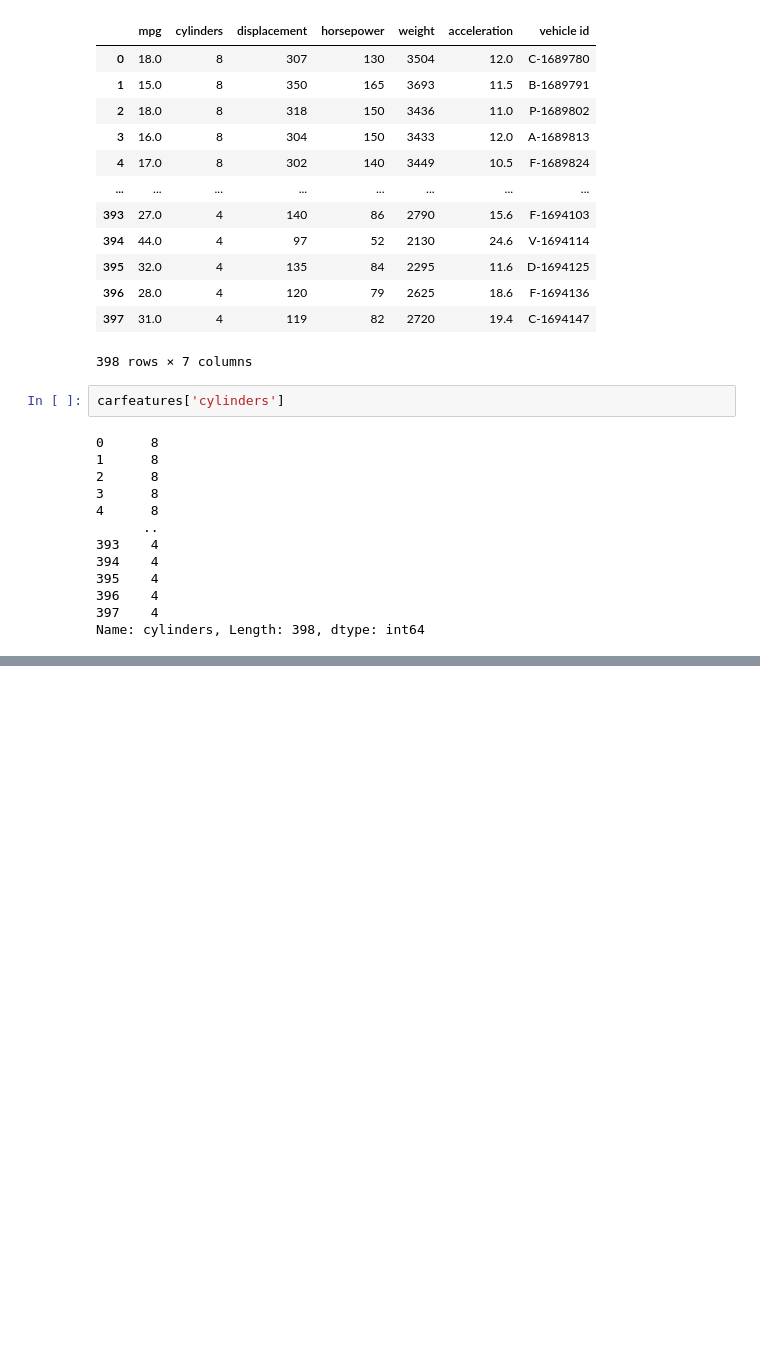
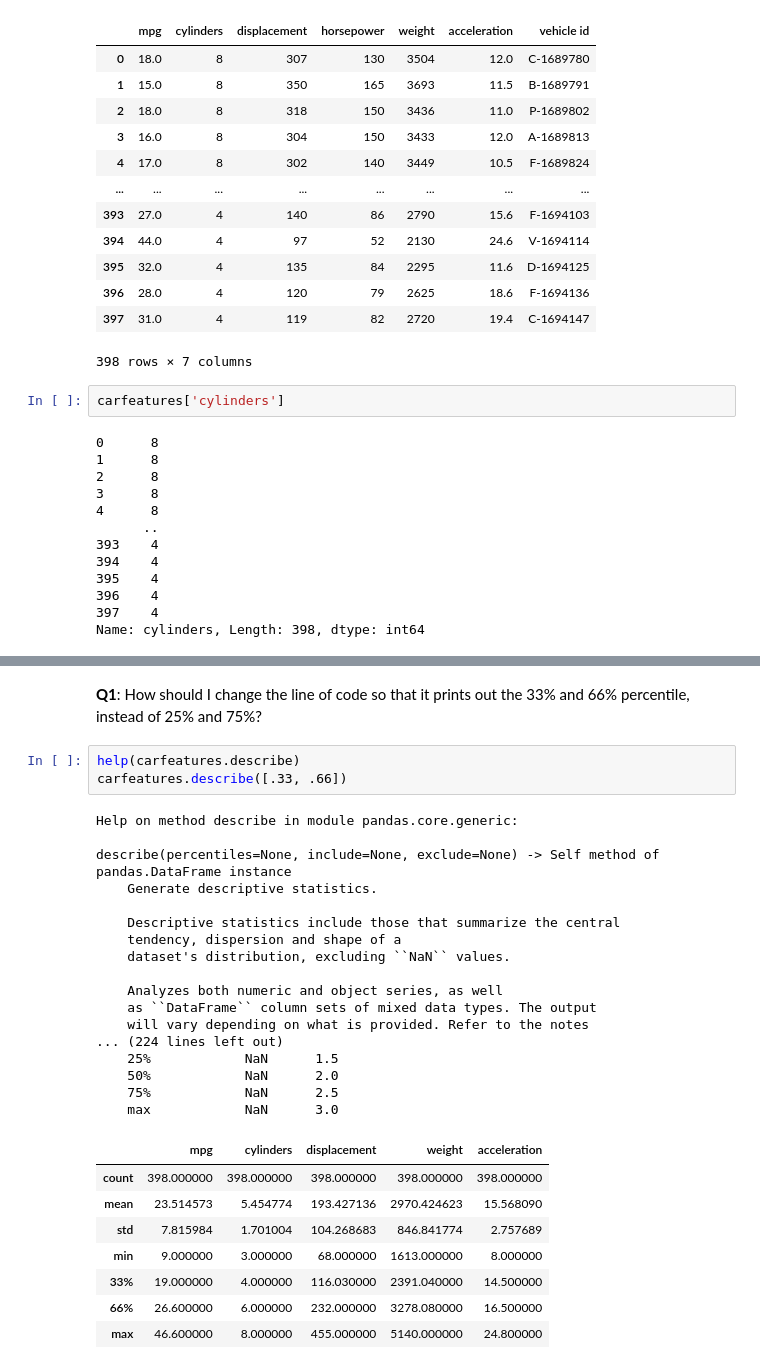
Before and after one commit to ksduong/datasci185fall2026, a Jupyter notebook: class notes/lec01.ipynb, the cells around one changed output, grey strips where cells are left out. Cells and saved outputs as stored; diff of their text form; blank space fills up the shorter version.

```diff
--- a/class notes/lec01.ipynb
+++ b/class notes/lec01.ipynb
@@ -64,0 +97,31 @@ display(table_2)
+# %% [markdown]
+**Q1**: How should I change the line of code so that it prints out the 33% and 66% percentile, instead of 25% and 75%?
+# %%
+help(carfeatures.describe)
+carfeatures.describe([.33, .66])
+# %% [output]
+Help on method describe in module pandas.core.generic:
+
+describe(percentiles=None, include=None, exclude=None) -> Self method of pandas.DataFrame instance
+    Generate descriptive statistics.
+
+    Descriptive statistics include those that summarize the central
+    tendency, dispersion and shape of a
+    dataset's distribution, excluding ``NaN`` values.
+
+    Analyzes both numeric and object series, as well
+    as ``DataFrame`` column sets of mixed data types. The output
+    will vary depending on what is provided. Refer to the notes
+... (224 lines left out)
+    25%            NaN      1.5
+    50%            NaN      2.0
+    75%            NaN      2.5
+    max            NaN      3.0
+|  | mpg | cylinders | displacement | weight | acceleration |
+| count | 398.000000 | 398.000000 | 398.000000 | 398.000000 | 398.000000 |
+| mean | 23.514573 | 5.454774 | 193.427136 | 2970.424623 | 15.568090 |
+| std | 7.815984 | 1.701004 | 104.268683 | 846.841774 | 2.757689 |
+| min | 9.000000 | 3.000000 | 68.000000 | 1613.000000 | 8.000000 |
+| 33% | 19.000000 | 4.000000 | 116.030000 | 2391.040000 | 14.500000 |
+| 66% | 26.600000 | 6.000000 | 232.000000 | 3278.080000 | 16.500000 |
+| max | 46.600000 | 8.000000 | 455.000000 | 5140.000000 | 24.800000 |
```
Also changed, not shown: parts of 3 cells of this notebook, 4 other files.
